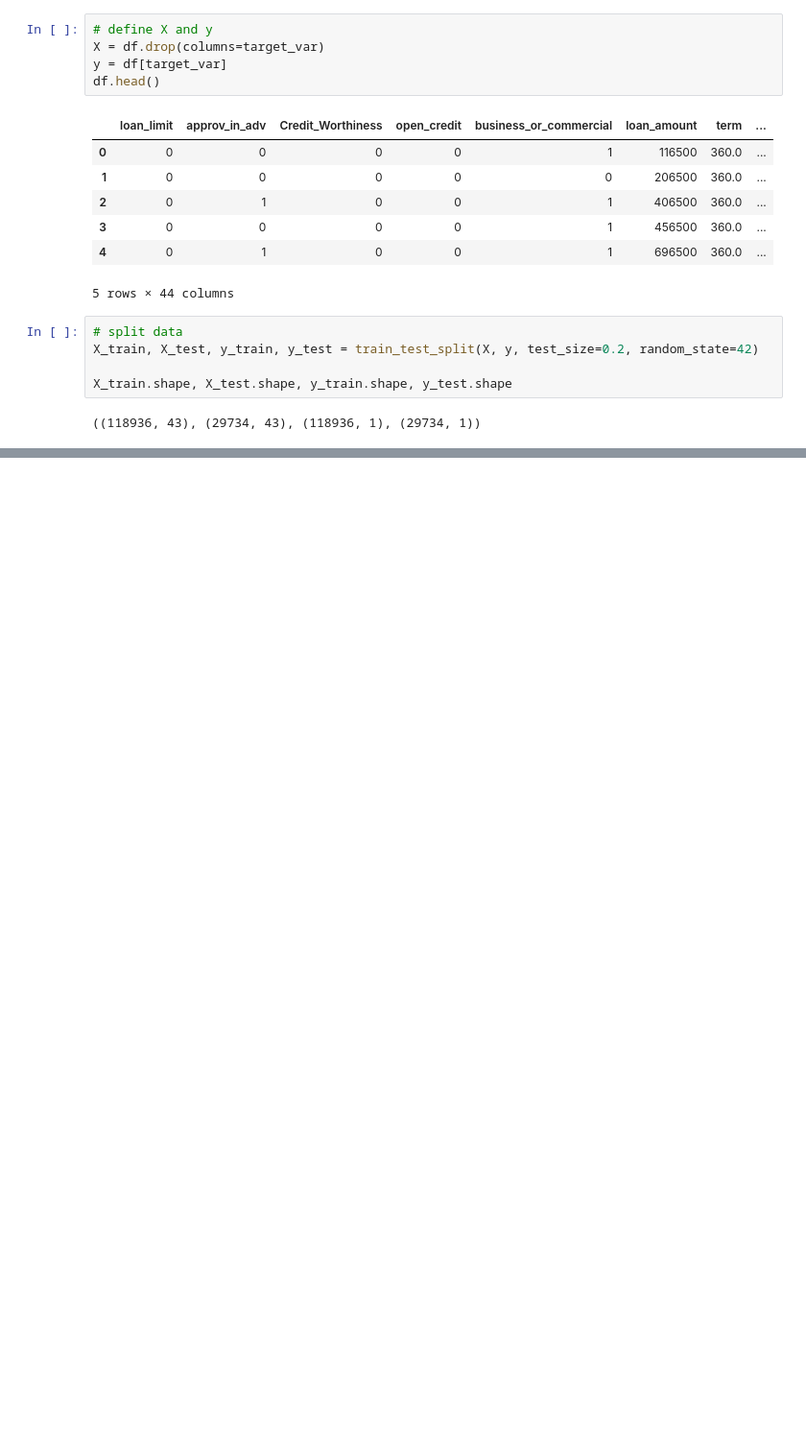
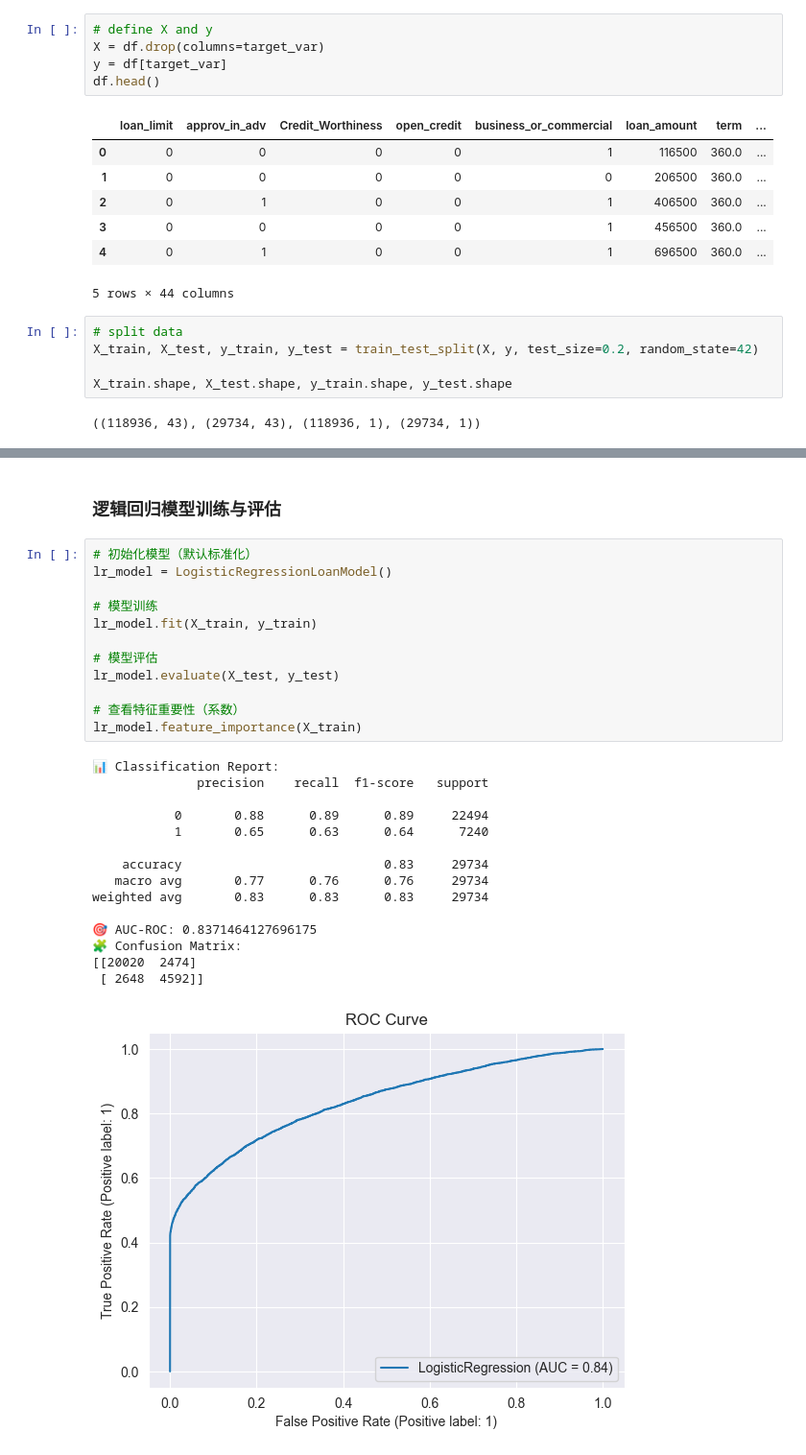
Before and after one commit to UlanqabBadGuy/MLTF, a Jupyter notebook: loan/model.ipynb, the cells around one changed output, grey strips where cells are left out. Shown: that part at 96% size. Cells and saved outputs as stored; diff of their text form; blank space fills up the shorter version.

```diff
--- a/loan/model.ipynb
+++ b/loan/model.ipynb
@@ -417,0 +603,30 @@ Epoch 12/15 - Loss: 1127.2402
+# %% [markdown]
+### 逻辑回归模型训练与评估
+# %%
+# 初始化模型（默认标准化）
+lr_model = LogisticRegressionLoanModel()
+
+# 模型训练
+lr_model.fit(X_train, y_train)
+
+# 模型评估
+lr_model.evaluate(X_test, y_test)
+
+# 查看特征重要性（系数）
+lr_model.feature_importance(X_train)
+# %% [output]
+📊 Classification Report:
+              precision    recall  f1-score   support
+
+           0       0.88      0.89      0.89     22494
+           1       0.65      0.63      0.64      7240
+
+    accuracy                           0.83     29734
+   macro avg       0.77      0.76      0.76     29734
+weighted avg       0.83      0.83      0.83     29734
+
+🎯 AUC-ROC: 0.8371464127696175
+🧩 Confusion Matrix:
+[[20020  2474]
+ [ 2648  4592]]
+[figure, added]
```
Also changed, not shown: parts of 14 cells of this notebook, 6 other files.
